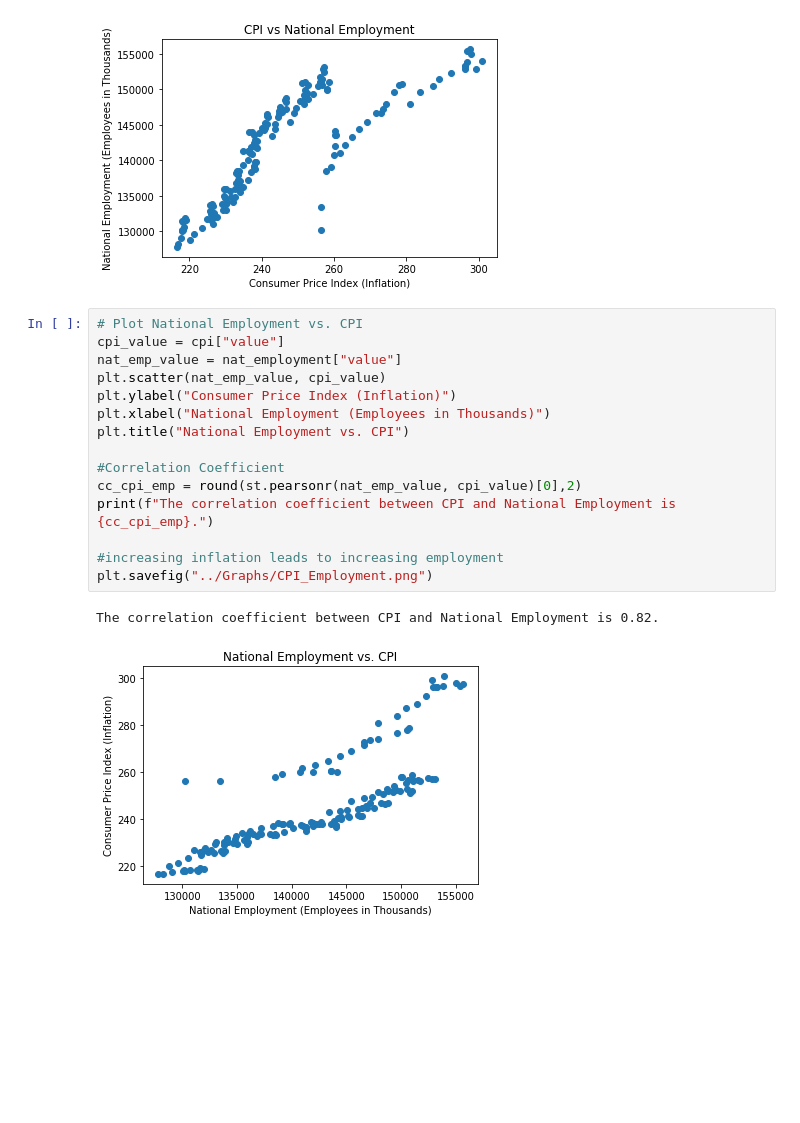
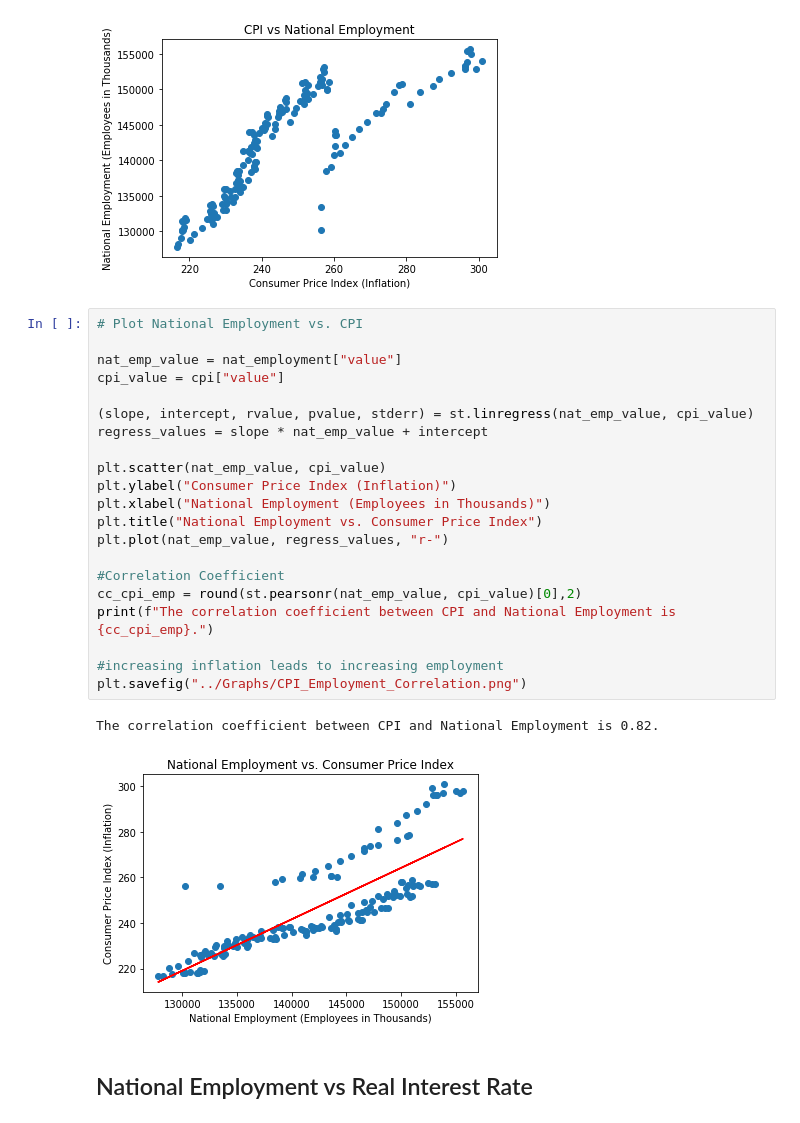
Before and after one commit to aumekubo2/SHAAL, a Jupyter notebook: Data_Analysis/Multi_Extract_Analysis_Attempt_1.ipynb, the cells around one changed output. Drawn from its saved outputs; the diff is of its cells as text; blank space fills up the shorter version.

```diff
--- a/Data_Analysis/Multi_Extract_Analysis_Attempt_1.ipynb
+++ b/Data_Analysis/Multi_Extract_Analysis_Attempt_1.ipynb
@@ -207,20 +176,28 @@ The correlation coefficient between CPI and National Employment is 0.82.
 [figure]
 # %%
 # Plot National Employment vs. CPI
+
+nat_emp_value = nat_employment["value"]
 cpi_value = cpi["value"]
-nat_emp_value = nat_employment["value"]
+
+(slope, intercept, rvalue, pvalue, stderr) = st.linregress(nat_emp_value, cpi_value)
+regress_values = slope * nat_emp_value + intercept
+
 plt.scatter(nat_emp_value, cpi_value)
 plt.ylabel("Consumer Price Index (Inflation)")
 plt.xlabel("National Employment (Employees in Thousands)")
-plt.title("National Employment vs. CPI")
+plt.title("National Employment vs. Consumer Price Index")
+plt.plot(nat_emp_value, regress_values, "r-")
 
 #Correlation Coefficient
 cc_cpi_emp = round(st.pearsonr(nat_emp_value, cpi_value)[0],2)
 print(f"The correlation coefficient between CPI and National Employment is {cc_cpi_emp}.")
 
 #increasing inflation leads to increasing employment
-plt.savefig("../Graphs/CPI_Employment.png")
+plt.savefig("../Graphs/CPI_Employment_Correlation.png")
 # %% [output]
 The correlation coefficient between CPI and National Employment is 0.82.
-[figure, old version]
+[figure, new version]
+# %% [markdown]
+## National Employment vs Real Interest Rate
 # %%
```
Also changed, not shown: parts of 14 cells of this notebook, 6 other files.
